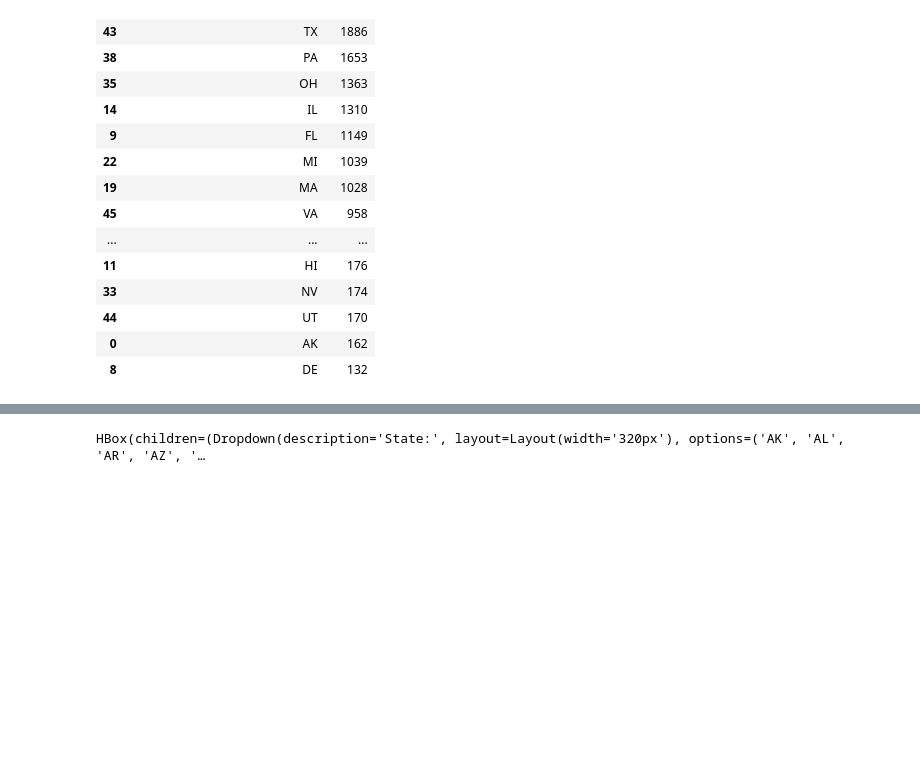
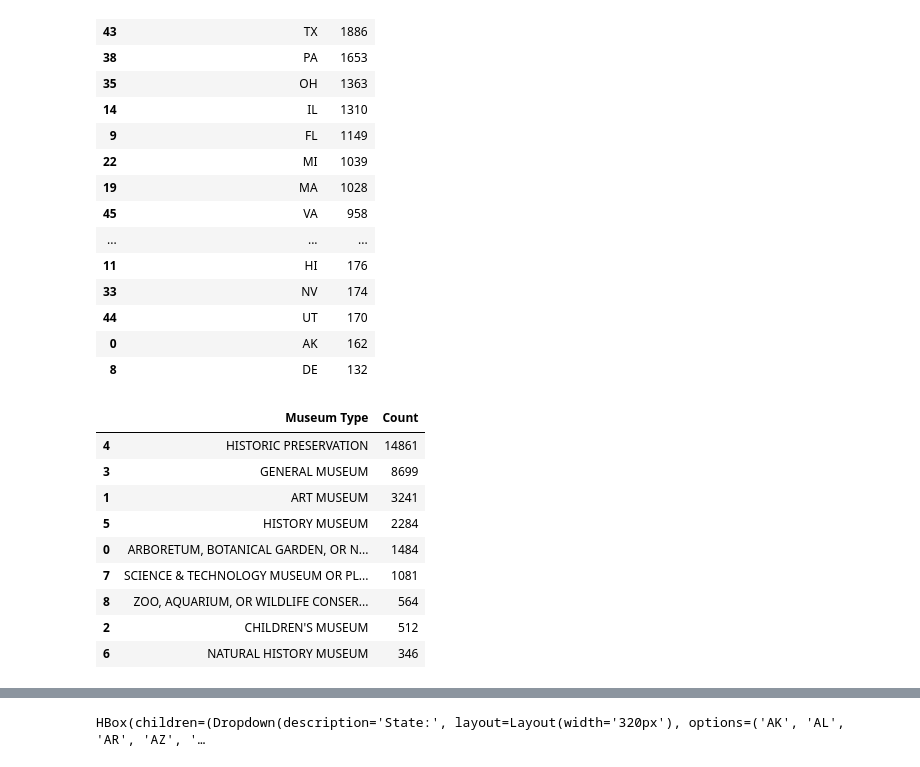
Before and after one commit to SevenDot0-Week5/MuseumsNotebook, a Jupyter notebook: MuseumNotes.ipynb, the cells around one changed output, grey strips where cells are left out. Drawn from its saved outputs; the diff is of its cells as text; code cells hidden in the pictures; blank space fills up the shorter version.

```diff
--- a/MuseumNotes.ipynb
+++ b/MuseumNotes.ipynb
@@ -346,3 +327,17 @@ state_counts
 | 44 | UT | 170 |
 | 0 | AK | 162 |
 | 8 | DE | 132 |
+# %%
+museum_types = clean_copy.groupby('Museum Type').size().reset_index(name='Count').sort_values(by='Count', ascending=False)
+museum_types
+# %% [output]
+|  | Museum Type | Count |
+| 4 | HISTORIC PRESERVATION | 14861 |
+| 3 | GENERAL MUSEUM | 8699 |
+| 1 | ART MUSEUM | 3241 |
+| 5 | HISTORY MUSEUM | 2284 |
+| 0 | ARBORETUM, BOTANICAL GARDEN, OR N... | 1484 |
+| 7 | SCIENCE & TECHNOLOGY MUSEUM OR PL... | 1081 |
+| 8 | ZOO, AQUARIUM, OR WILDLIFE CONSER... | 564 |
+| 2 | CHILDREN'S MUSEUM | 512 |
+| 6 | NATURAL HISTORY MUSEUM | 346 |
```
Also changed, not shown: parts of 10 cells of this notebook.
